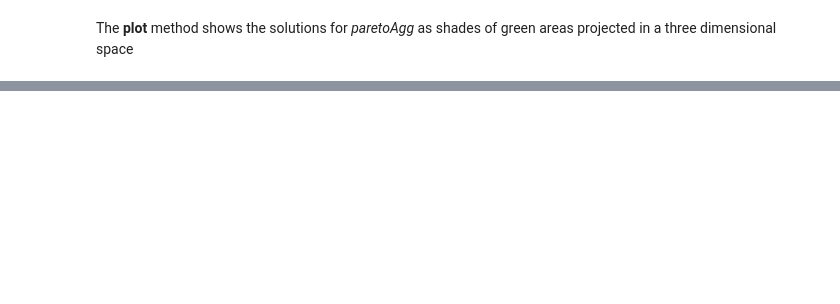
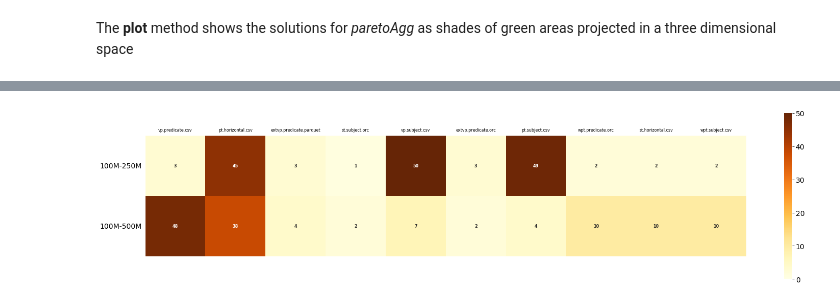
Before and after one commit to DataSystemsGroupUT/PAPyA, a Jupyter notebook: UI Module_Development/BenchRanker copy.ipynb, the cells around one changed output, grey strips where cells are left out. Saved outputs shown, nothing was run; the diff lists cells and outputs as text; code cells hidden in the pictures; blank space fills up the shorter version.

```diff
--- a/UI Module_Development/BenchRanker copy.ipynb
+++ b/UI Module_Development/BenchRanker copy.ipynb
@@ -177,5 +269,7 @@ coh.heatMap('100M', "500M", dimension='paretoQ')
 # %%
-coh.heatMapSubtract('100M', '250M', '500M', dimension='paretoQ')
+coh.heatMapSubtract('100M', '250M', '500M', dimension='paretoAgg')
+# %% [output]
+[figure, added]
 # %%
 import ahpy
 
```
Also changed, not shown: parts of 13 cells of this notebook, 3 other files.
